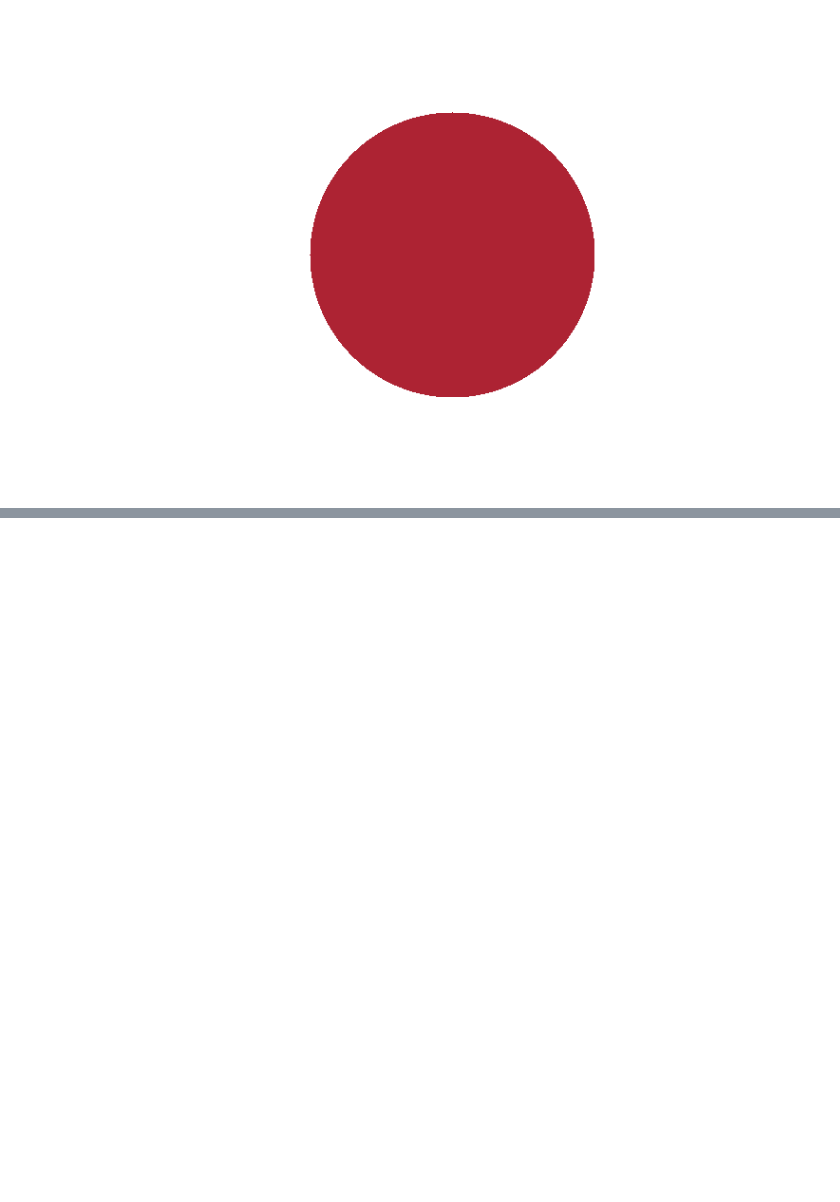
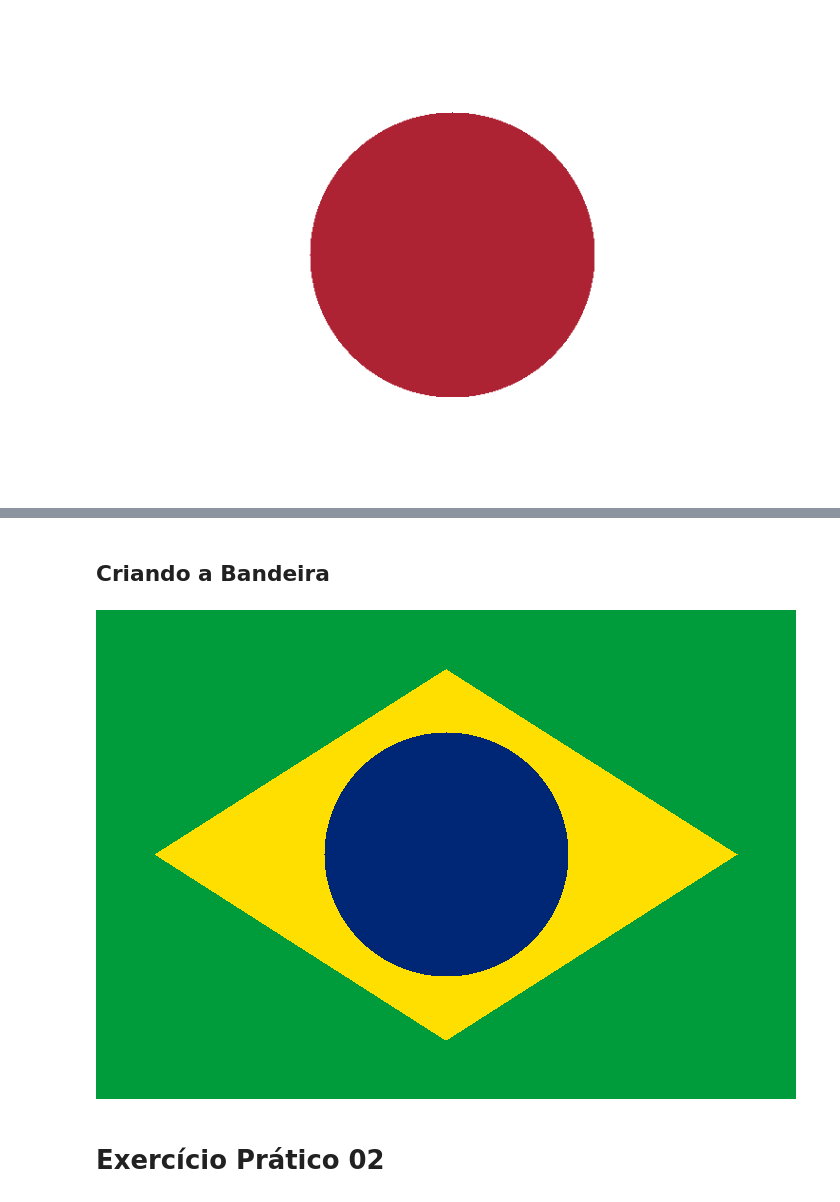
Before and after one commit to DsAlex-lnx/DigitalImageProcessing, a Jupyter notebook: notebooks/01_pillow_introduction.ipynb, the cells around one changed output, grey strips where cells are left out. Saved outputs shown, nothing was run; the diff lists cells and outputs as text; code cells hidden in the pictures; blank space fills up the shorter version.

```diff
--- a/notebooks/01_pillow_introduction.ipynb
+++ b/notebooks/01_pillow_introduction.ipynb
@@ -287,0 +304,63 @@ japan
+# %% [markdown]
+## Criando a Bandeira
+# %%
+def create_brazilian_flag(width):
+    # Cores
+    GREEN = (0, 155, 58)
+    YELLOW = (255, 223, 0)
+    BLUE = (0, 39, 118)
+
+    # Proporções da bandeira
+    height = int((14 / 20) * width)    # Altura da bandeira
+    unit = int (width / 20)            # Nossa unidade base de medida
+    polygon_spacing = int (unit * 1.7) # Distanciamento da borda
+    radius = int (unit * 3.5)          # Raio da nossa imagem
+    center = (width//2, height//2)     # Definindo o centro da imagem
+
+    # Definindo os pontos do nosso poligono (losango)
+    # So precisamos definir um dos pontos, pois o outro é o proprio polygon_spacing
+    top_x, top_y = center[0], polygon_spacing
+    right_x, right_y = (width - polygon_spacing), center[1]
+    bottom_x, bottom_y = center[0], (height - polygon_spacing)
+    left_x, left_y = polygon_spacing, center[1]
+
+
+    brazilian_flag = Image.new('RGB', (width, height), GREEN)
+
+    # Interpolação de pontos
+    # Calcula o ponto X para um determinado Y dentro da nossa reta P1 a P2
+    def interpolate_x(y, start_point, final_point):
+        if start_point[1] == final_point[1]:
+            return start_point[0] #caso a reta seja horizontal (alinhada)
+
+        # Para uma reta AB, dado um ponto y a equação calcula o x
+        # x = Xa + (y - Ya) * (Xb - Xa) / (Yb - Ya)
+        x = int (start_point[0] + (y - start_point[1]) * (final_point[0] - start_point[0]) / (final_point[1] - start_point[1]))
+        return x
+
+    for y in range(top_y, bottom_y):
+        if y < center[1]: # Parte superior da bandeira
+            x_min = interpolate_x(y, (top_x, top_y), (left_x, left_y))
+            x_max = interpolate_x(y, (top_x, top_y), (right_x, right_y))
+        else: # Parte inferior da bandeira
+            x_min = interpolate_x(y, (left_x, left_y), (bottom_x, bottom_y))
+            x_max = interpolate_x(y, (right_x, right_y), (bottom_x, bottom_y))
+
+        # Para cada valor de (x, y) dentro do range, a gente vai pintar de amarelo
+        for x in range(x_min, x_max + 1):
+            brazilian_flag.putpixel((x, y), YELLOW)
+
+    # Aplicando a equação geral do circulo
+    # x² + y² - 2ax - 2by + a² + b² - r² = 0
+    for x in range(center[0]-radius, center[0]+radius):
+        for y in range(center[1]-radius, center[1]+radius):
+                if ((x-center[0])**2 + (y-center[1])**2) <= radius**2:
+                    brazilian_flag.putpixel((x, y), BLUE)
+
+    return brazilian_flag
+
+create_brazilian_flag(700)
+# %% [output]
+[figure, added]
+# %% [markdown]
+# Exercício Prático 02
```
Also changed, not shown: parts of 8 cells of this notebook, 3 other files.
